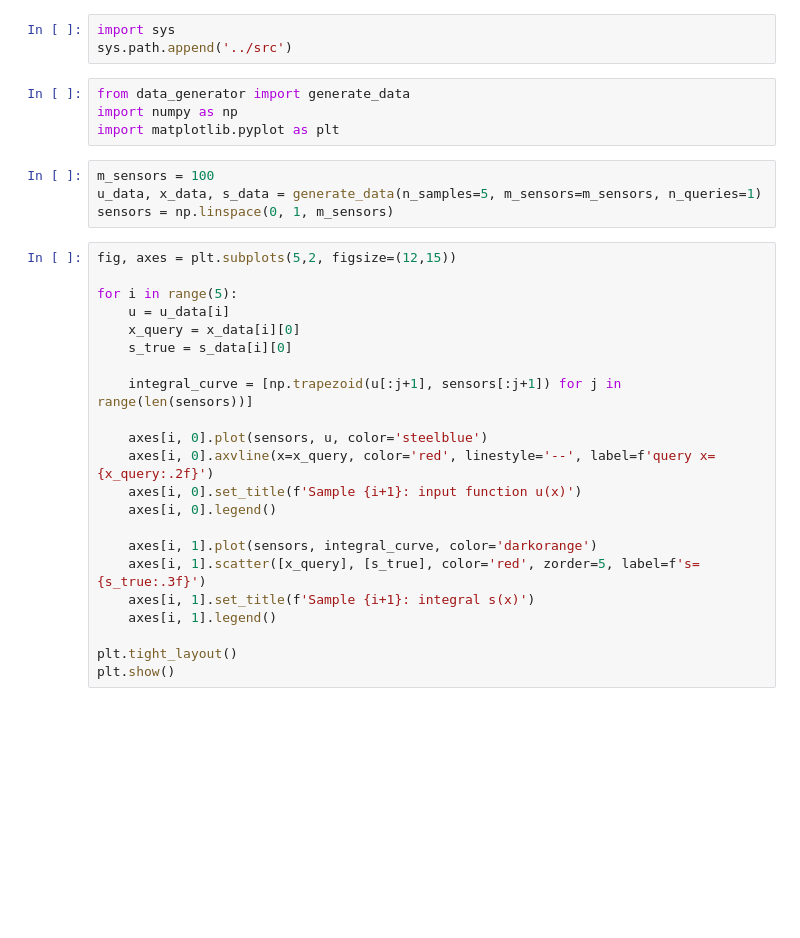
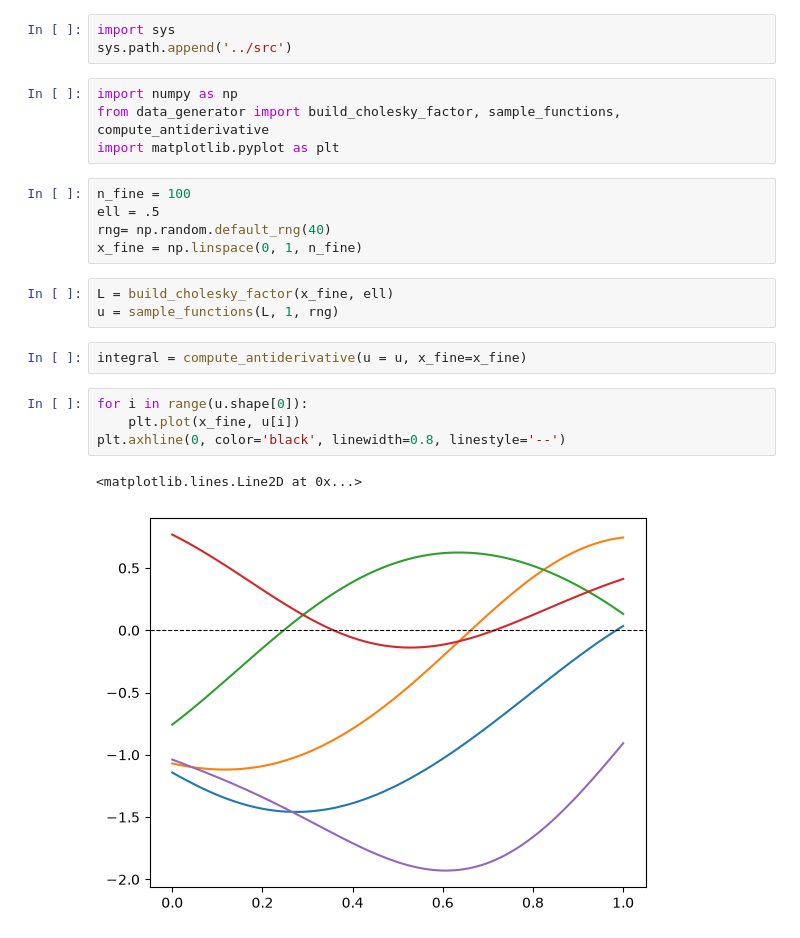
Before and after one commit to leoamullins/deeponet-operator-learning, a Jupyter notebook: notebooks/01_antiderivative.ipynb, the cells around one changed output. Cells and saved outputs as stored; diff of their text form; blank space fills up the shorter version.

Commit message:
improved the sampling and data generation methods.

```diff
--- a/notebooks/01_antiderivative.ipynb
+++ b/notebooks/01_antiderivative.ipynb
@@ -2,32 +2,23 @@
 import sys
 sys.path.append('../src')
 # %%
-from data_generator import generate_data
 import numpy as np
+from data_generator import build_cholesky_factor, sample_functions, compute_antiderivative
 import matplotlib.pyplot as plt
 # %%
-m_sensors = 100
-u_data, x_data, s_data = generate_data(n_samples=5, m_sensors=m_sensors, n_queries=1)
-sensors = np.linspace(0, 1, m_sensors)
+n_fine = 100
+ell = .5
+rng= np.random.default_rng(40)
+x_fine = np.linspace(0, 1, n_fine)
-# %%
-fig, axes = plt.subplots(5,2, figsize=(12,15))
-
-for i in range(5):
-    u = u_data[i]
-    x_query = x_data[i][0]
-    s_true = s_data[i][0]
-
-    integral_curve = [np.trapezoid(u[:j+1], sensors[:j+1]) for j in range(len(sensors))]
-
-    axes[i, 0].plot(sensors, u, color='steelblue')
-    axes[i, 0].axvline(x=x_query, color='red', linestyle='--', label=f'query x={x_query:.2f}')
-    axes[i, 0].set_title(f'Sample {i+1}: input function u(x)')
-    axes[i, 0].legend()
-
-    axes[i, 1].plot(sensors, integral_curve, color='darkorange')
-    axes[i, 1].scatter([x_query], [s_true], color='red', zorder=5, label=f's={s_true:.3f}')
-    axes[i, 1].set_title(f'Sample {i+1}: integral s(x)')
-    axes[i, 1].legend()
-
-plt.tight_layout()
-plt.show()
+# %%
+L = build_cholesky_factor(x_fine, ell)
+u = sample_functions(L, 1, rng)
+# %%
+integral = compute_antiderivative(u = u, x_fine=x_fine)
+# %%
+for i in range(u.shape[0]):
+    plt.plot(x_fine, u[i])
+plt.axhline(0, color='black', linewidth=0.8, linestyle='--')
+# %% [output]
+<matplotlib.lines.Line2D at 0x...>
+[figure, added]
```
Also changed, not shown: parts of 1 cell of this notebook, 1 other file.
